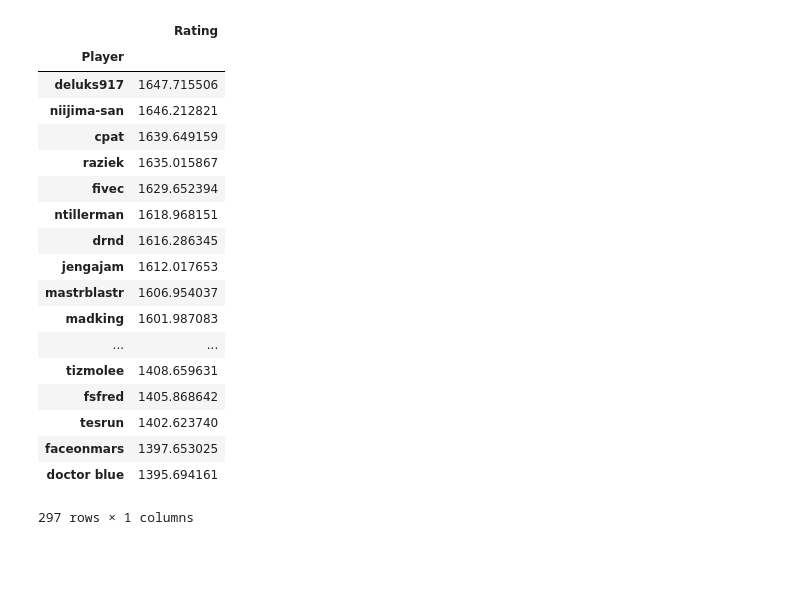
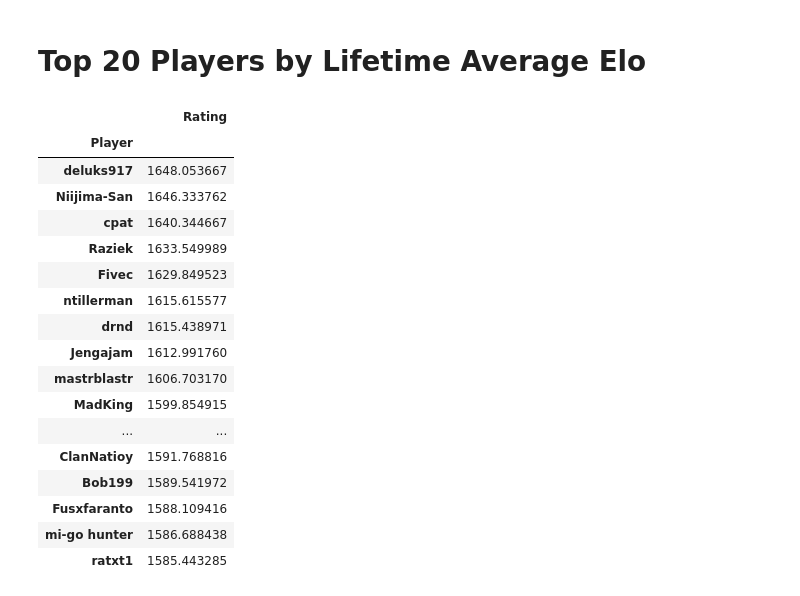
Before and after one commit to cpennington/yomi-skill, a Jupyter notebook: Skill Record.ipynb, the cells around one changed output. Cells and saved outputs as stored; diff of their text form; code cells hidden in the pictures; blank space fills up the shorter version.

```diff
--- a/Skill Record.ipynb
+++ b/Skill Record.ipynb
@@ -35,3 +16,25 @@ event_dates
+# %%
+import re
+def normalize_name(player):
+    return re.sub('[\W_]+', '', player).lower()
+
+all_names = pandas.DataFrame({'Name': historical_record['Player 1'].append(
+    historical_record['Player 2']
+).unique()})
+all_names['Normalized'] = all_names['Name'].apply(normalize_name)
+
+canonical_names = {
+    row[0]: row[1]['Name']
+    for row in all_names.groupby(['Normalized']).first().iterrows()
+}
+
+normalized_names = {
+    name: canonical_names[normalize_name(name)]
+    for name in all_names['Name']
+}
+
+historical_record['Player 1'] = historical_record['Player 1'].apply(lambda n: normalized_names[n])
+historical_record['Player 2'] = historical_record['Player 2'].apply(lambda n: normalized_names[n])
 # %%
 historical_record['Event Date'] = historical_record.apply(lambda row: event_dates[row['Event']], axis=1)
 # %%
@@ -53,7 +56,7 @@ calculator = EloCalculator()
 
 ratings = {
     p: 1500
-    for p in (historical_record['Player 1'].append(historical_record['Player 2'])).apply(lambda p: p.lower()).unique()
+    for p in (historical_record['Player 1'].append(historical_record['Player 2'])).unique()
 }
 
 ratings_history = []
@@ -61,8 +64,8 @@ ratings_history = []
 games = historical_record.fillna(0).groupby(['Match Date', 'Event', 'Player 1', 'Player 2']).sum().reset_index().sort_values(by=['Match Date'])
 
 for row in games.iterrows():
-    p1 = row[1]['Player 1'].lower()
-    p2 = row[1]['Player 2'].lower()
+    p1 = row[1]['Player 1']
+    p2 = row[1]['Player 2']
     for _ in range(int(row[1]['Wins 1'])):
         match = Match([[(p1, ratings[p1])], [(p2, ratings[p2])]], [1, 2])
         new_ratings = calculator.new_ratings(match, game_info)
@@ -85,25 +88,26 @@ ratings_history = pandas.DataFrame(
 
 post_tournament_ratings = ratings_history.sort_values(by=['Date', 'Event']).groupby(['Event', 'Player']).last()
 ratings_history['Event Date'] = ratings_history.reset_index().apply(lambda row: event_dates[row['Event']], axis=1).values
+# %% [markdown]
+# Top 20 Players by Lifetime Average Elo
 # %%
-ratings_history.groupby('Player').mean().sort_values(by=['Rating'], ascending=False)
+ratings_history.groupby('Player').mean().sort_values(by=['Rating'], ascending=False)[:20]
 # %% [output]
 |  | Rating |
 | Player |  |
-| deluks917 | 1647.715506 |
-| niijima-san | 1646.212821 |
-| cpat | 1639.649159 |
-| raziek | 1635.015867 |
-| fivec | 1629.652394 |
-| ntillerman | 1618.968151 |
-| drnd | 1616.286345 |
-| jengajam | 1612.017653 |
-| mastrblastr | 1606.954037 |
-| madking | 1601.987083 |
+| deluks917 | 1648.053667 |
+| Niijima-San | 1646.333762 |
+| cpat | 1640.344667 |
+| Raziek | 1633.549989 |
+| Fivec | 1629.849523 |
+| ntillerman | 1615.615577 |
+| drnd | 1615.438971 |
+| Jengajam | 1612.991760 |
+| mastrblastr | 1606.703170 |
+| MadKing | 1599.854915 |
 | ... | ... |
-| tizmolee | 1408.659631 |
-| fsfred | 1405.868642 |
-| tesrun | 1402.623740 |
-| faceonmars | 1397.653025 |
-| doctor blue | 1395.694161 |
+| ClanNatioy | 1591.768816 |
+| Bob199 | 1589.541972 |
+| Fusxfaranto | 1588.109416 |
+| mi-go hunter | 1586.688438 |
+| ratxt1 | 1585.443285 |
-297 rows × 1 columns
```
Also changed, not shown: parts of 7 cells of this notebook.
